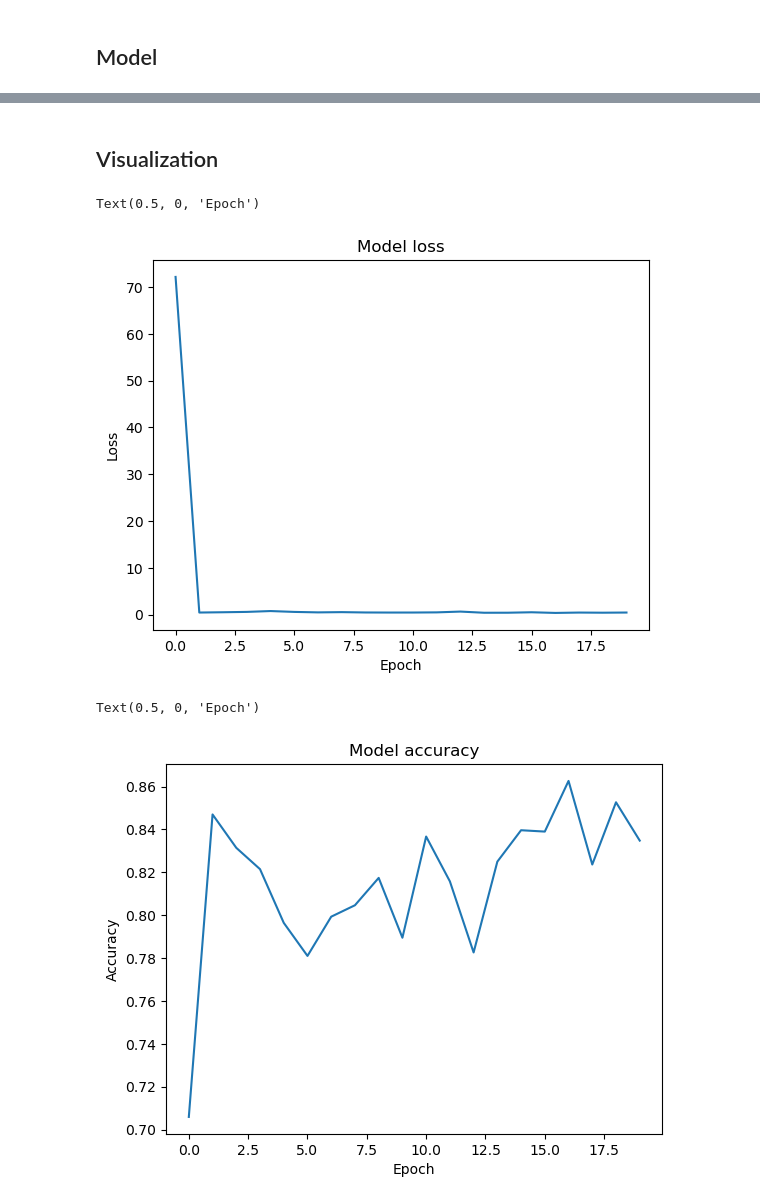
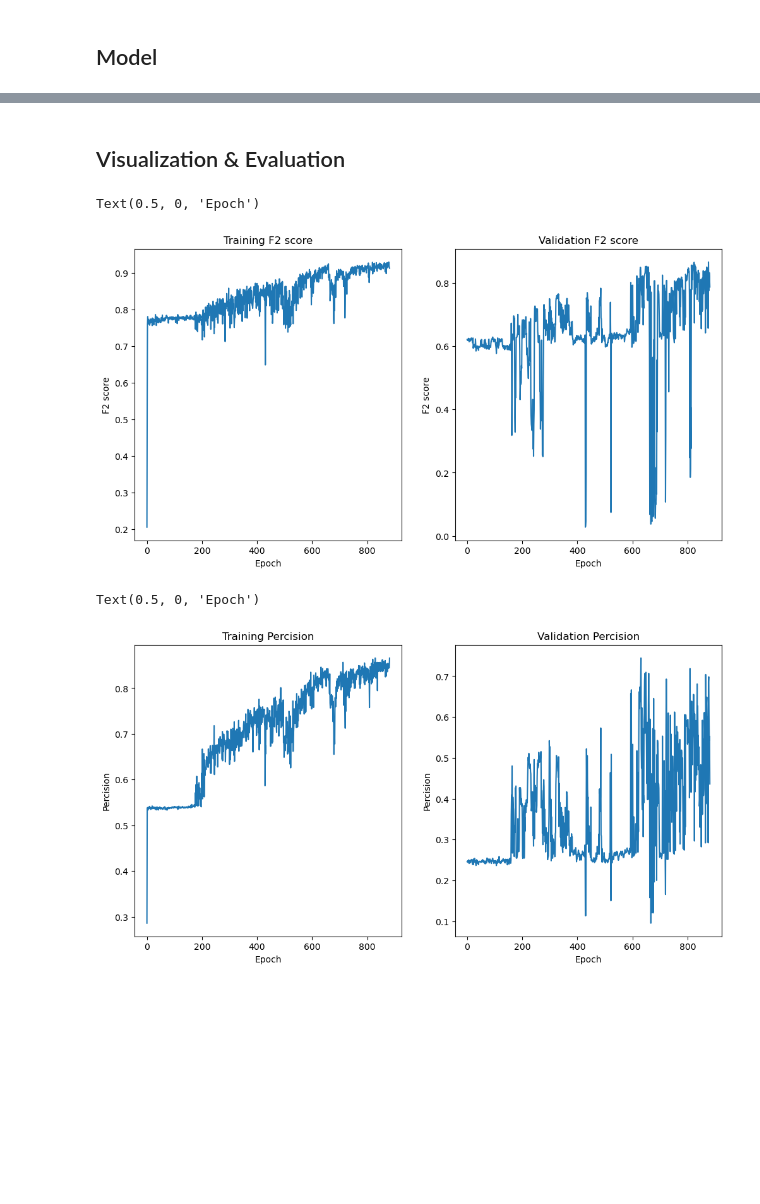
Before and after one commit to SESAM-Polimi/offgrid-demand-estimation, a Jupyter notebook: nn-model.ipynb, the cells around one changed output, grey strips where cells are left out. Saved outputs shown, nothing was run; the diff lists cells and outputs as text; code cells hidden in the pictures; blank space fills up the shorter version.

Commit message:
experiment with different models

```diff
--- a/nn-model.ipynb
+++ b/nn-model.ipynb
@@ -18,5 +207,5 @@ OUTPUT = "Presence_TV"
 # %%
-x_all, y_all = create_dataset(output=OUTPUT)
-x_train_val, x_test, y_train_val, y_test = train_test_split(x_all, y_all, test_size=0.1, random_state=42)
+x_train_val, x_test, y_train_val, y_test = train_test_split(features, target, test_size=0.2, random_state=42)
+x_train, x_val, y_train, y_val = train_test_split(x_train_val, y_train_val, test_size=0.2, random_state=42)
 # %% [markdown]
 ### Imbalanced Dataset Handling
@@ -68,14 +242,11 @@ def get_class_distribution(data):
 # %%
-x_train, x_val, y_train, y_val = train_test_split(x_train_val, y_train_val, test_size=0.1, random_state=42)
-train_ds = tf.data.Dataset.from_tensor_slices((x_train, y_train)).batch(BATCH_SIZE)
-val_ds = tf.data.Dataset.from_tensor_slices((x_val, y_val)).batch(BATCH_SIZE)
-test_ds = tf.data.Dataset.from_tensor_slices((x_test, y_test)).batch(BATCH_SIZE)
+train_ds = tf.data.Dataset.from_tensor_slices((x_train.astype(np.float32).to_numpy(), y_train.astype(np.float32).to_numpy()))
+# train_ds = train_ds.map(normalize)
+train_ds = train_ds.shuffle(1000).batch(BATCH_SIZE)
 
-print("Training size", len(train_ds))
-get_class_distribution(train_ds)
+val_ds = tf.data.Dataset.from_tensor_slices((x_val.astype(np.float32).to_numpy(), y_val.astype(np.float32).to_numpy()))
+# val_ds = val_ds.map(normalize)
+val_ds = val_ds.shuffle(1000).batch(BATCH_SIZE)
 
-print("Validation size", len(val_ds))
-get_class_distribution(val_ds)
-
-print("Test size", len(test_ds))
-get_class_distribution(test_ds)
+test_ds = tf.data.Dataset.from_tensor_slices((x_test.astype(np.float32).to_numpy(), y_test.astype(np.float32).to_numpy()))
+# test_ds = val_ds.map(normalize)
@@ -120,5 +300,8 @@ Model: "sequential"
 # %%
+class_weight = {0: 1, 1: 2.0}  # Higher weight for the minority class (1)
 history = model.fit(train_ds, epochs=EPOCHS,
-
-                    validation_data=val_ds)
+                    validation_data=val_ds,
+                    # class_weight=class_weight,
+                    callbacks=CALLBACKS
+                    )
 # %% [output]
@@ -142,19 +325,32 @@ Epoch 50/50
 # %% [markdown]
-## Visualization
+## Visualization & Evaluation
 # %%
-
-plt.plot(history.history['loss'])
-plt.title('Model loss')
-plt.ylabel('Loss')
+plt.figure(figsize=(12, 6))
+plt.subplot(1, 2, 1)  # (rows, cols, index)
+plt.plot(history.history['f2_score'])
+plt.title('Training F2 score')
+plt.ylabel('F2 score')
 plt.xlabel('Epoch')
+plt.subplot(1, 2, 2)
+plt.plot(history.history['val_f2_score'])
+plt.title('Validation F2 score')
+plt.ylabel('F2 score')
+plt.xlabel('Epoch')
 # %% [output]
 Text(0.5, 0, 'Epoch')
-[figure, old version]
+[figure, new version]
 # %%
-plt.plot(history.history['accuracy'])
-plt.title('Model accuracy')
-plt.ylabel('Accuracy')
+plt.figure(figsize=(12, 6))
+plt.subplot(1, 2, 1)  # (rows, cols, index)
+plt.plot(history.history['precision'])
+plt.title('Training Percision')
+plt.ylabel('Percision')
 plt.xlabel('Epoch')
+plt.subplot(1, 2, 2)
+plt.plot(history.history['val_precision'])
+plt.title('Validation Percision')
+plt.ylabel('Percision')
+plt.xlabel('Epoch')
 # %% [output]
 Text(0.5, 0, 'Epoch')
-[figure, old version]
+[figure, new version]
```
Also changed, not shown: parts of 30 cells of this notebook, 3 other files.
